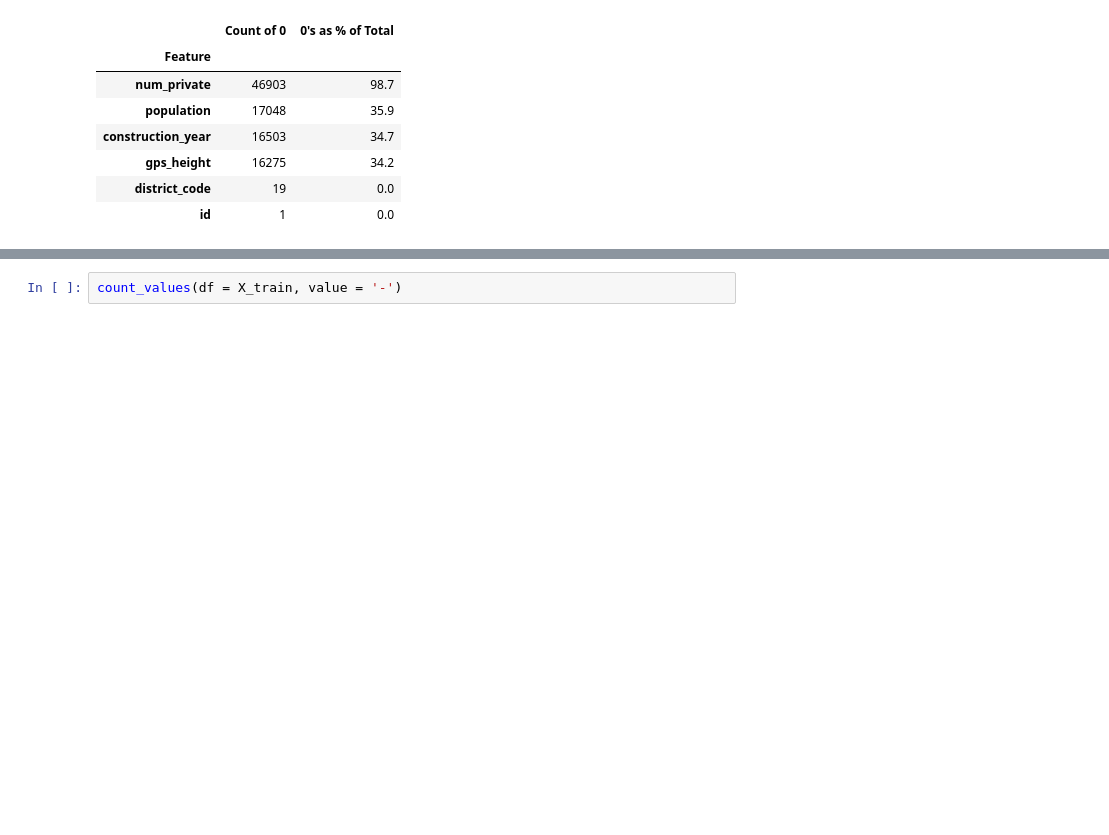
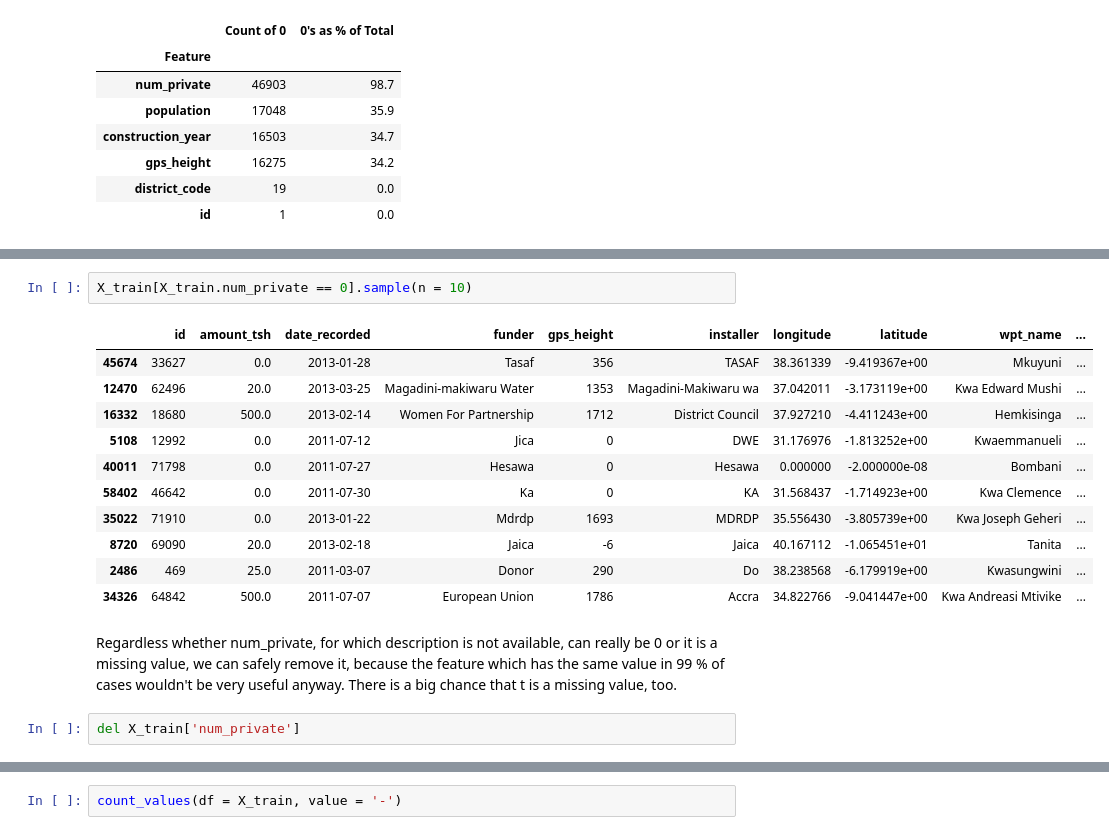
Before and after one commit to KCristopher/drivendata_competitions, a Jupyter notebook: data_mining_water_table/pump_water.ipynb, the cells around one changed output, grey strips where cells are left out. Cells and saved outputs as stored; diff of their text form; blank space fills up the shorter version.

```diff
--- a/data_mining_water_table/pump_water.ipynb
+++ b/data_mining_water_table/pump_water.ipynb
@@ -335,0 +339,18 @@ count_values(df = X_train, value = 0)
+# %%
+X_train[X_train.num_private == 0].sample(n = 10)
+# %% [output]
+|  | id | amount_tsh | date_recorded | funder | gps_height | installer | longitude | latitude | wpt_name | ... |
+| 45674 | 33627 | 0.0 | 2013-01-28 | Tasaf | 356 | TASAF | 38.361339 | -9.419367e+00 | Mkuyuni | ... |
+| 12470 | 62496 | 20.0 | 2013-03-25 | Magadini-makiwaru Water | 1353 | Magadini-Makiwaru wa | 37.042011 | -3.173119e+00 | Kwa Edward Mushi | ... |
+| 16332 | 18680 | 500.0 | 2013-02-14 | Women For Partnership | 1712 | District Council | 37.927210 | -4.411243e+00 | Hemkisinga | ... |
+| 5108 | 12992 | 0.0 | 2011-07-12 | Jica | 0 | DWE | 31.176976 | -1.813252e+00 | Kwaemmanueli | ... |
+| 40011 | 71798 | 0.0 | 2011-07-27 | Hesawa | 0 | Hesawa | 0.000000 | -2.000000e-08 | Bombani | ... |
+| 58402 | 46642 | 0.0 | 2011-07-30 | Ka | 0 | KA | 31.568437 | -1.714923e+00 | Kwa Clemence | ... |
+| 35022 | 71910 | 0.0 | 2013-01-22 | Mdrdp | 1693 | MDRDP | 35.556430 | -3.805739e+00 | Kwa Joseph Geheri | ... |
+| 8720 | 69090 | 20.0 | 2013-02-18 | Jaica | -6 | Jaica | 40.167112 | -1.065451e+01 | Tanita | ... |
+| 2486 | 469 | 25.0 | 2011-03-07 | Donor | 290 | Do | 38.238568 | -6.179919e+00 | Kwasungwini | ... |
+| 34326 | 64842 | 500.0 | 2011-07-07 | European Union | 1786 | Accra | 34.822766 | -9.041447e+00 | Kwa Andreasi Mtivike | ... |
+# %% [markdown]
+Regardless whether num_private, for which description is not available, can really be 0 or it is a missing value, we can safely remove it, because the feature which has the same value in 99 % of cases wouldn't be very useful anyway. There is a big chance that t is a missing value, too.
+# %%
+del X_train['num_private']
```
Also changed, not shown: parts of 35 cells of this notebook.
